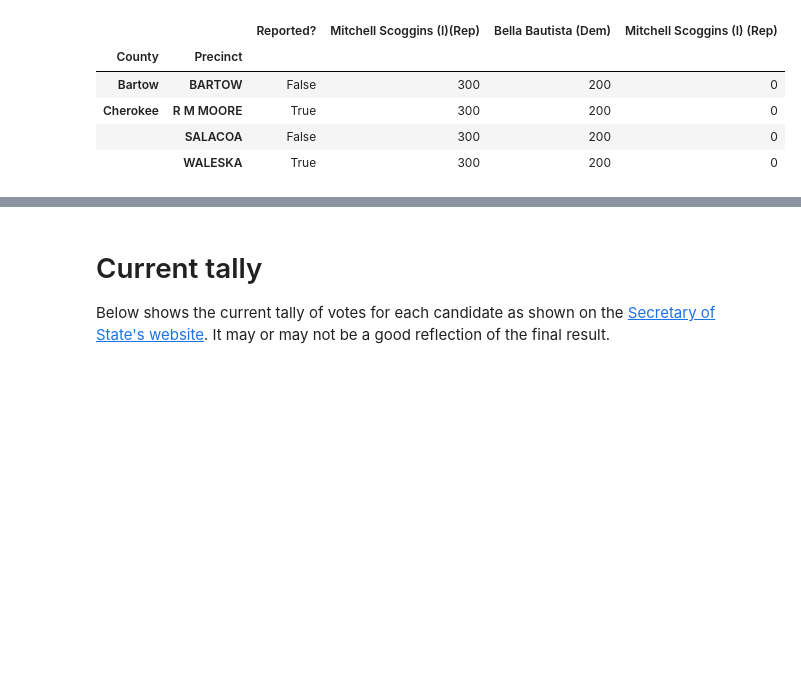
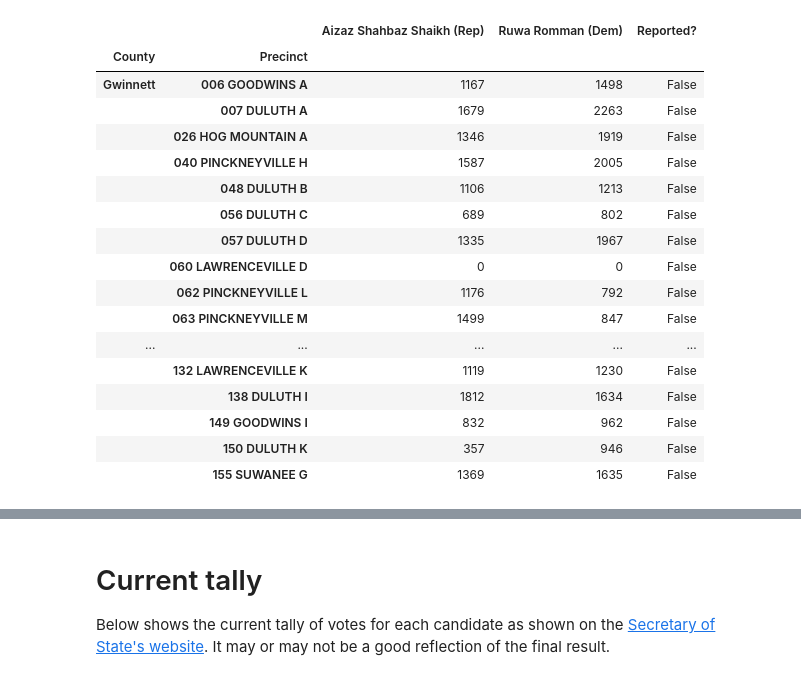
Before and after one commit to davidboers/2026electionmodels, a Jupyter notebook: other_temp.ipynb, the cells around one changed output, grey strips where cells are left out. Saved outputs shown, nothing was run; the diff lists cells and outputs as text; code cells hidden in the pictures; blank space fills up the shorter version.

```diff
--- a/other_temp.ipynb
+++ b/other_temp.ipynb
@@ -1,37 +1,62 @@
 # %%
-district_number = 14
-race = f'State House of Representatives - District {district_number}'
-#race = 'President of the US'
-district_map_file = './gis/house-2023-shape.zip'
-previous_file = './data/state_house_2024.csv'
+district_number = 7
+chamber = 'Senate'
 
-# Template race name
+# Template district number
+# Template chamber
+
+
+match chamber:
+    case 'House':
+        race = f'State House of Representatives - District {district_number}'
+        district_map_file = './gis/house-2023-shape.zip'
+        previous_file = './data/state_house_2024.csv'
+
+    case 'Senate':
+        race = f'State Senate - District {district_number}'
+        district_map_file = './gis/senate-2023-shape-file.zip'
+        previous_file = './data/state_senate_2024.csv'
+
+    case _:
+        raise Exception(f'Unknown chamber: {chamber}')
 
 import pandas as pd
 import numpy as np
 
 import sos
 import colors
 
 current_year = 2026
 curr, candidates = sos.import_current(race, year=current_year)
 curr = curr.rename(str.upper, level='Precinct')
-curr[candidates[0]] = 300
-curr[candidates[1]] = 200
-curr['Reported?'] = np.random.normal(0, 1, len(curr)) > 0
 
 prev = pd.read_csv(previous_file, index_col=['Race', 'County', 'Precinct']).loc[race]
 prev = prev.rename(str.upper, level='Precinct')
 prev_is_substitute = (prev['is_sub'] == 1).all()
 prev = prev.drop(columns=['is_sub'])
+
+curr[candidates[:2]] = prev.loc[curr.index.intersection(prev.index)][['Rep', 'Dem']] # Test
+curr[candidates[:2]] = curr[candidates[:2]].fillna(0).astype(int)
 curr
 # %% [output]
-|  |  | Reported? | Mitchell Scoggins (I)(Rep) | Bella Bautista (Dem) | Mitchell Scoggins (I) (Rep) |
-| County | Precinct |  |  |  |  |
-| Bartow | BARTOW | False | 300 | 200 | 0 |
-| Cherokee | R M MOORE | True | 300 | 200 | 0 |
-|  | SALACOA | False | 300 | 200 | 0 |
-|  | WALESKA | True | 300 | 200 | 0 |
+|  |  | Aizaz Shahbaz Shaikh (Rep) | Ruwa Romman (Dem) | Reported? |
+| County | Precinct |  |  |  |
+| Gwinnett | 006 GOODWINS A | 1167 | 1498 | False |
+|  | 007 DULUTH A | 1679 | 2263 | False |
+|  | 026 HOG MOUNTAIN A | 1346 | 1919 | False |
+|  | 040 PINCKNEYVILLE H | 1587 | 2005 | False |
+|  | 048 DULUTH B | 1106 | 1213 | False |
+|  | 056 DULUTH C | 689 | 802 | False |
+|  | 057 DULUTH D | 1335 | 1967 | False |
+|  | 060 LAWRENCEVILLE D | 0 | 0 | False |
+|  | 062 PINCKNEYVILLE L | 1176 | 792 | False |
+|  | 063 PINCKNEYVILLE M | 1499 | 847 | False |
+| ... | ... | ... | ... | ... |
+|  | 132 LAWRENCEVILLE K | 1119 | 1230 | False |
+|  | 138 DULUTH I | 1812 | 1634 | False |
+|  | 149 GOODWINS I | 832 | 962 | False |
+|  | 150 DULUTH K | 357 | 946 | False |
+|  | 155 SUWANEE G | 1369 | 1635 | False |
 # %%
 import utils
 
```
Also changed, not shown: parts of 10 cells of this notebook, 2 other files.
